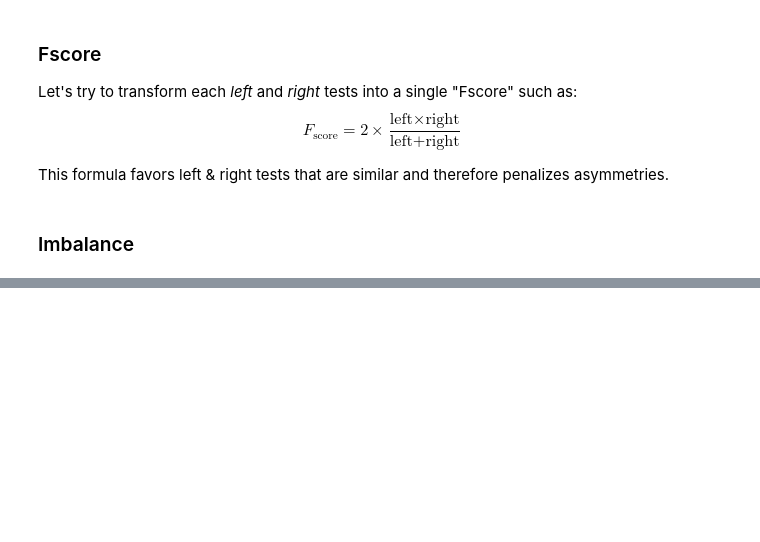
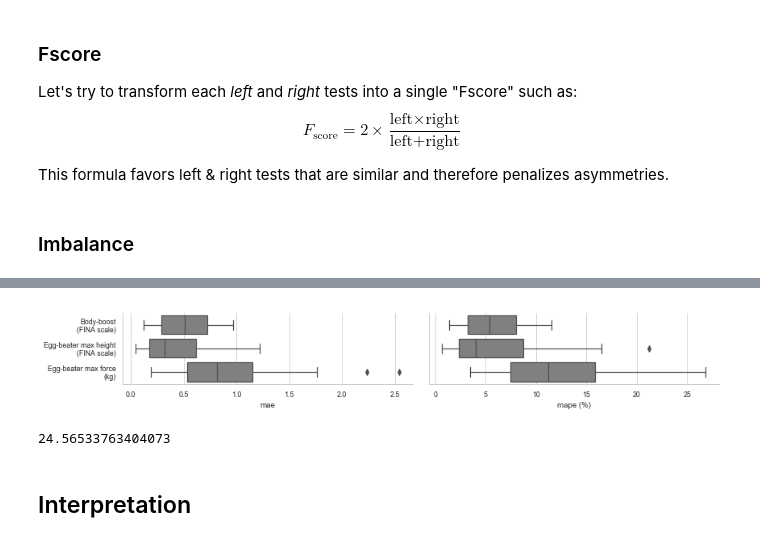
Before and after one commit to romainmartinez/synchro, a Jupyter notebook: synchro.ipynb, the cells around one changed output, grey strips where cells are left out. Saved outputs shown, nothing was run; the diff lists cells and outputs as text; code cells hidden in the pictures; blank space fills up the shorter version.

```diff
--- a/synchro.ipynb
+++ b/synchro.ipynb
@@ -260,0 +214,3 @@ alt.Chart(t).mark_circle(size=50, opacity=0.8).encode(
+# %%
+X_augmented['Height'] = df['Height']
+X_augmented['Weight'] = df['Weight']
@@ -260,0 +225,21 @@ alt.Chart(t).mark_circle(size=50, opacity=0.8).encode(
+# %%
+from sklearn.metrics import mean_squared_error
+
+
+def mape(y_test, y_pred):
+    return (np.abs((y_test - y_pred) / y_test)) * 100
+
+
+def mae(y_test, y_pred):
+    return np.abs(y_test - y_pred)
+
+
+def evaluate(y_test, y_pred):
+    d = {"mae": mae(y_test, y_pred), "mape": mape(y_test, y_pred)}
+    print(
+        f"""
+    \tmae = {d['mae'].mean():.3f} ({d['mae'].std():.3f})
+    \tmape = {d['mape'].mean():.3f}% ({d['mape'].std():.3f})
+    """
+    )
+    return d
@@ -260,0 +377,27 @@ alt.Chart(t).mark_circle(size=50, opacity=0.8).encode(
+# %%
+fig, ax = plt.subplots(ncols=2, sharey=True, figsize=(12, 2))
+sns.boxplot(y="test", x="mae", data=evaluation, ax=ax[0], orient="h", color="grey")
+sns.boxplot(y="test", x="mape", data=evaluation, ax=ax[1], orient="h", color="grey")
+ax[0].set_ylabel("")
+ax[1].set_ylabel("")
+ax[1].set_xlabel("mape (%)")
+# TODO: %
+
+ax[0].set_yticklabels(
+    [
+        "Body-boost\n(FINA scale)",
+        "Egg-beater max height\n(FINA scale)",
+        "Egg-beater max force\n(kg)",
+    ]
+)
+plt.tight_layout()
+sns.despine()
+plt.savefig('./share/fig/eval.png', dpi=300)
+# %% [output]
+[figure, added]
+# %%
+evaluation.groupby('test').mean()['mape'].sum()
+# %% [output]
+24.56533763404073
+# %% [markdown]
+## Interpretation
```
Also changed, not shown: parts of 42 cells of this notebook, 22 other files.
